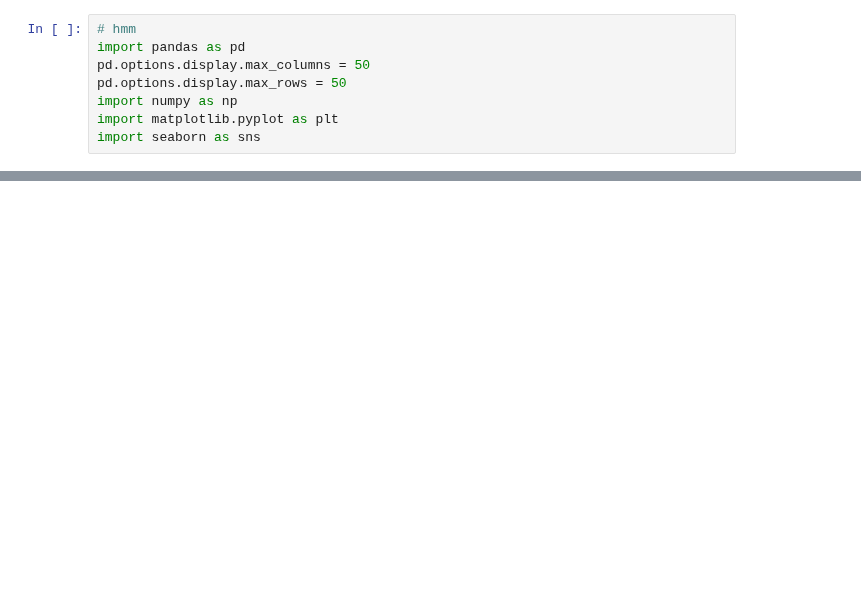
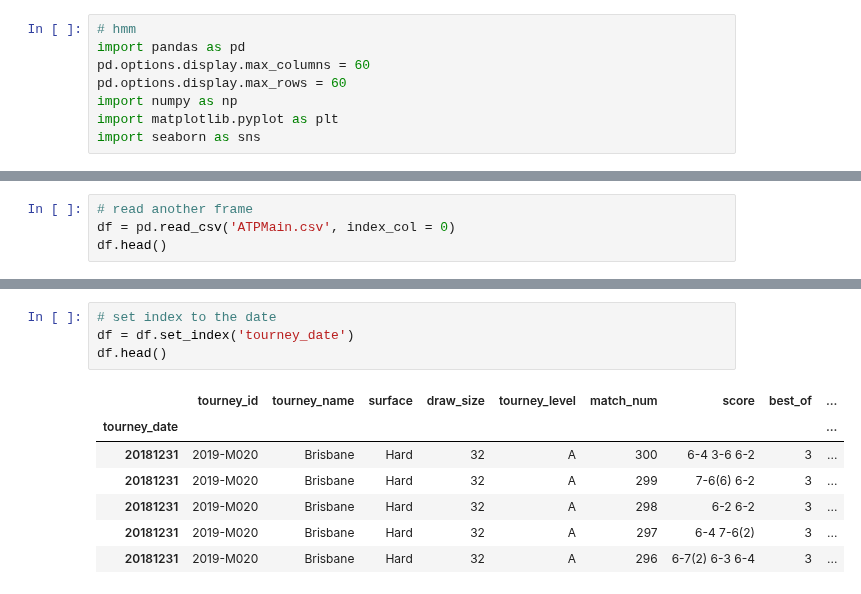
Before and after one commit to Racket-Science/Tennis-Match-Predictions, a Jupyter notebook: Notebooks/bondy.ipynb, the cells around one changed output, grey strips where cells are left out. Cells and saved outputs as stored; diff of their text form; blank space fills up the shorter version.

```diff
--- a/Notebooks/bondy.ipynb
+++ b/Notebooks/bondy.ipynb
@@ -1,8 +1,8 @@
 # %%
 # hmm
 import pandas as pd
-pd.options.display.max_columns = 50
-pd.options.display.max_rows = 50
+pd.options.display.max_columns = 60
+pd.options.display.max_rows = 60
 import numpy as np
 import matplotlib.pyplot as plt
 import seaborn as sns
@@ -94,0 +49,4 @@ df.to_csv('ATP_updated_columns.csv')
+# %%
+# read another frame
+df = pd.read_csv('ATPMain.csv', index_col = 0)
+df.head()
@@ -94,0 +91,12 @@ df.to_csv('ATP_updated_columns.csv')
+# %%
+# set index to the date
+df = df.set_index('tourney_date')
+df.head()
+# %% [output]
+|  | tourney_id | tourney_name | surface | draw_size | tourney_level | match_num | score | best_of | ... |
+| tourney_date |  |  |  |  |  |  |  |  | ... |
+| 20181231 | 2019-M020 | Brisbane | Hard | 32 | A | 300 | 6-4 3-6 6-2 | 3 | ... |
+| 20181231 | 2019-M020 | Brisbane | Hard | 32 | A | 299 | 7-6(6) 6-2 | 3 | ... |
+| 20181231 | 2019-M020 | Brisbane | Hard | 32 | A | 298 | 6-2 6-2 | 3 | ... |
+| 20181231 | 2019-M020 | Brisbane | Hard | 32 | A | 297 | 6-4 7-6(2) | 3 | ... |
+| 20181231 | 2019-M020 | Brisbane | Hard | 32 | A | 296 | 6-7(2) 6-3 6-4 | 3 | ... |
```
Also changed, not shown: parts of 26 cells of this notebook, 1 other file.
